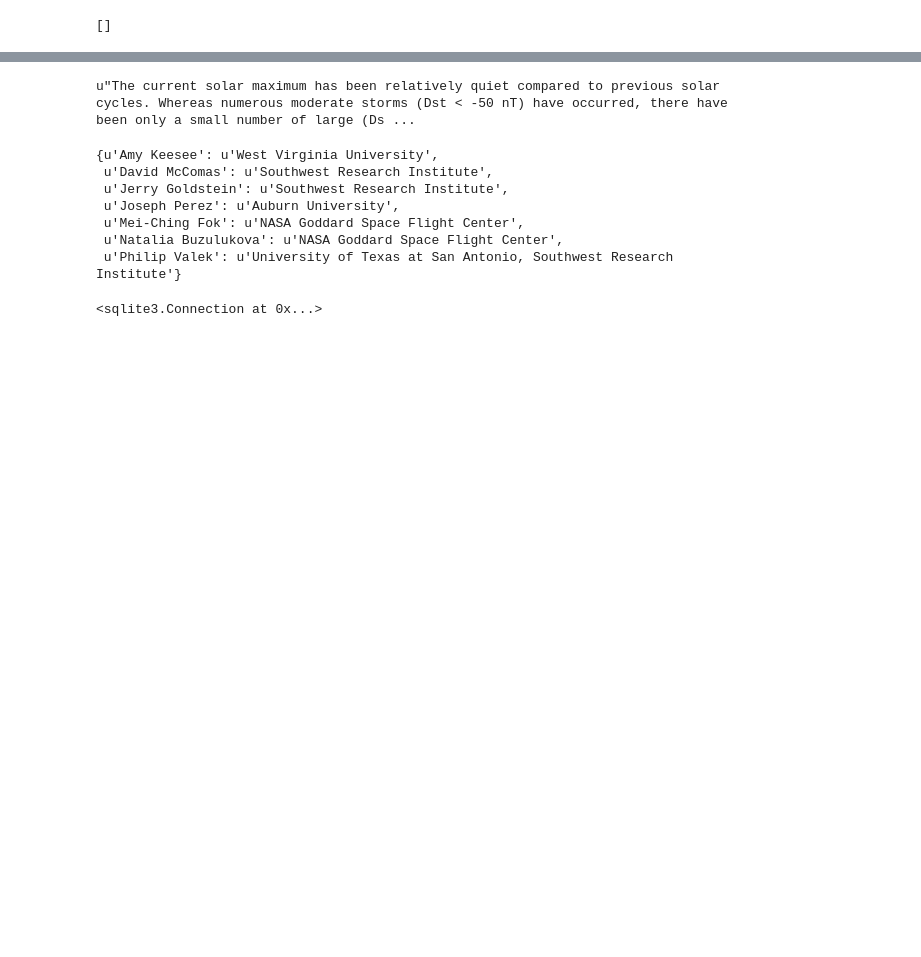
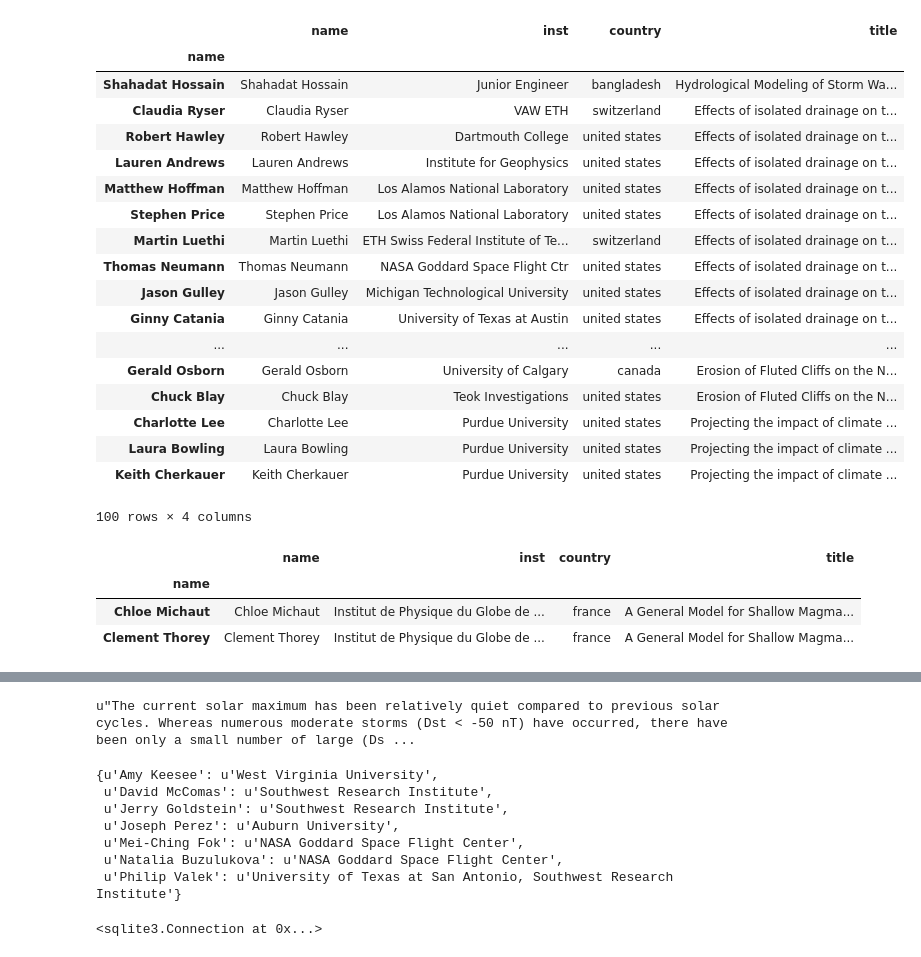
Before and after one commit to cthorey/geocolab, a Jupyter notebook: notebooks/exploratory/test.ipynb, the cells around one changed output, grey strips where cells are left out. Drawn from its saved outputs; the diff is of its cells as text; code cells hidden in the pictures; blank space fills up the shorter version.

```diff
--- a/notebooks/exploratory/test.ipynb
+++ b/notebooks/exploratory/test.ipynb
@@ -13,4 +15,0 @@ import matplotlib.pylab as plt
-# %%
-path_model = '../data/model_abstract'
-# %% [output]
-[]
@@ -18,0 +25,29 @@ data = get_all_data('../data/data_agu2015')
+# %%
+colla
+# %% [output]
+|  | name | inst | country | title |
+| name |  |  |  |  |
+| Shahadat Hossain | Shahadat Hossain | Junior Engineer | bangladesh | Hydrological Modeling of Storm Wa... |
+| Claudia Ryser | Claudia Ryser | VAW ETH | switzerland | Effects of isolated drainage on t... |
+| Robert Hawley | Robert Hawley | Dartmouth College | united states | Effects of isolated drainage on t... |
+| Lauren Andrews | Lauren Andrews | Institute for Geophysics | united states | Effects of isolated drainage on t... |
+| Matthew Hoffman | Matthew Hoffman | Los Alamos National Laboratory | united states | Effects of isolated drainage on t... |
+| Stephen Price | Stephen Price | Los Alamos National Laboratory | united states | Effects of isolated drainage on t... |
+| Martin Luethi | Martin Luethi | ETH Swiss Federal Institute of Te... | switzerland | Effects of isolated drainage on t... |
+| Thomas Neumann | Thomas Neumann | NASA Goddard Space Flight Ctr | united states | Effects of isolated drainage on t... |
+| Jason Gulley | Jason Gulley | Michigan Technological University | united states | Effects of isolated drainage on t... |
+| Ginny Catania | Ginny Catania | University of Texas at Austin | united states | Effects of isolated drainage on t... |
+| ... | ... | ... | ... | ... |
+| Gerald Osborn | Gerald Osborn | University of Calgary | canada | Erosion of Fluted Cliffs on the N... |
+| Chuck Blay | Chuck Blay | Teok Investigations | united states | Erosion of Fluted Cliffs on the N... |
+| Charlotte Lee | Charlotte Lee | Purdue University | united states | Projecting the impact of climate ... |
+| Laura Bowling | Laura Bowling | Purdue University | united states | Projecting the impact of climate ... |
+| Keith Cherkauer | Keith Cherkauer | Purdue University | united states | Projecting the impact of climate ... |
+100 rows × 4 columns
+# %%
+collabs
+# %% [output]
+|  | name | inst | country | title |
+| name |  |  |  |  |
+| Chloe Michaut | Chloe Michaut | Institut de Physique du Globe de ... | france | A General Model for Shallow Magma... |
+| Clement Thorey | Clement Thorey | Institut de Physique du Globe de ... | france | A General Model for Shallow Magma... |
```
Also changed, not shown: parts of 23 cells of this notebook, 8 other files.
